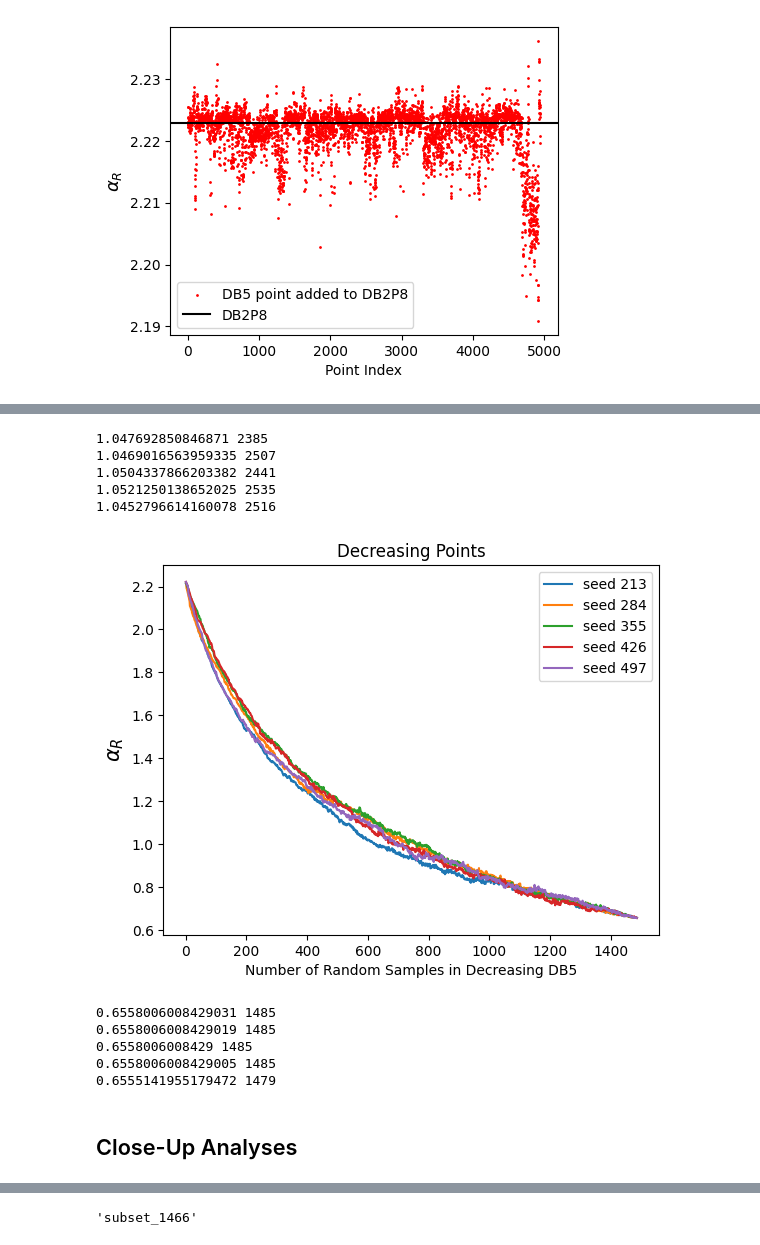
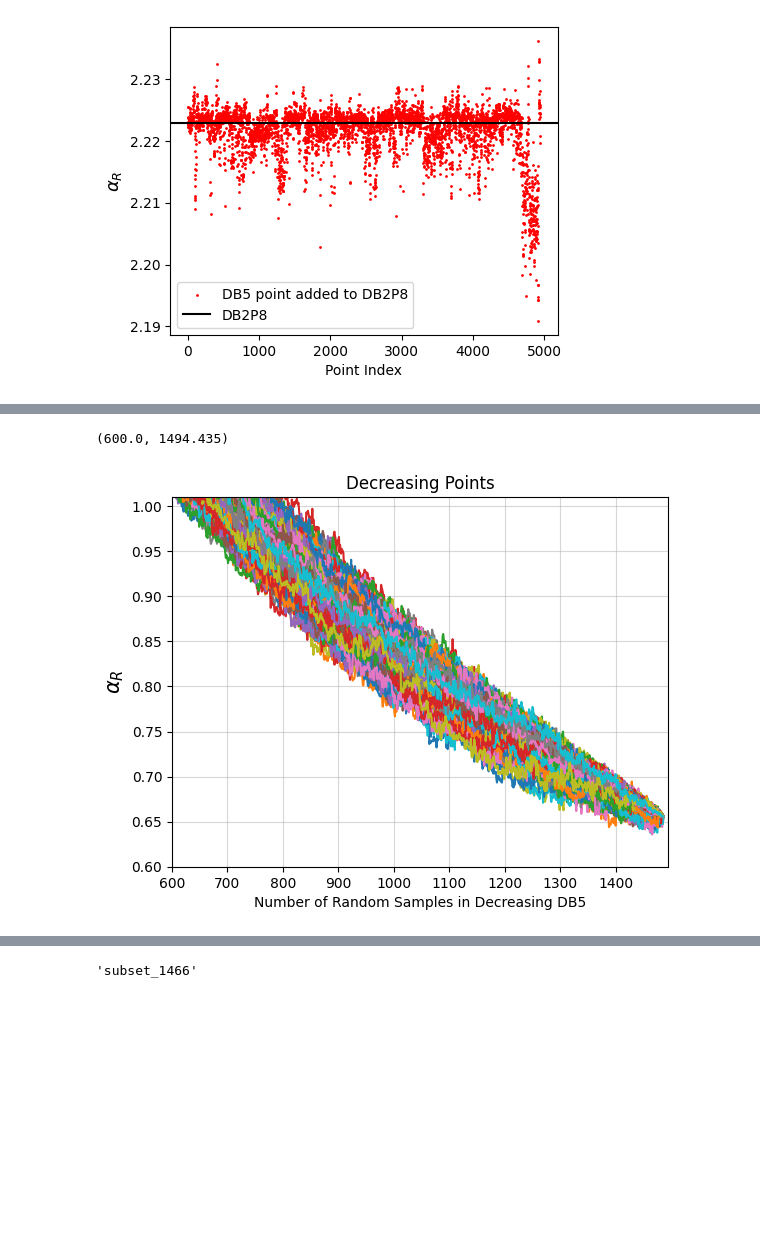
Before and after one commit to Chinnasf/FUSION-EP-Master-Thesis, a Jupyter notebook: Optimization/group_analyses_on_reduced_DS_random_sampling.ipynb, the cells around one changed output, grey strips where cells are left out. Cells and saved outputs as stored; diff of their text form; code cells hidden in the pictures; blank space fills up the shorter version.

```diff
--- a/Optimization/group_analyses_on_reduced_DS_random_sampling.ipynb
+++ b/Optimization/group_analyses_on_reduced_DS_random_sampling.ipynb
@@ -111,20 +111,19 @@ df.insert(0, "difference", df["αR_per_pts_in_DB2"] - df["prev_val"])
 DB5_decreas_pts.insert(0, "decreased", df.difference.apply(lambda x: 1 if x<=0 else 0))
 DB5_decreas_pts.insert(0, "weights", DB5_decreas_pts.decreased.values/len(DB5_decreas_pts) + 1 )
 # %%
-num_samples = 5
+num_samples = 500
 
-
-max_amount = len( DB5_decreas_pts ) + 1
+"""max_amount = len( DB5_decreas_pts ) + 1
 SAMPLES = np.zeros((num_samples, max_amount - 1))
 
 for i in range(num_samples):
     for j in range(1, max_amount):
         R_sampled = DB5_decreas_pts.sample(n=j, weights='weights', random_state=71*(i + 3))
-        SAMPLES[i,j-1] = get_regression_np(R_sampled)[1].params[5]
+        SAMPLES[i,j-1] = get_regression_np(R_sampled)[1].params[5]""";
 # %%
-for s in range(num_samples):
+"""for s in range(num_samples):
     plt.plot(range(1, max_amount), SAMPLES[s,], label=f'seed {71*(s + 3)}')
-plt.legend()
-plt.title("All Curve")
+plt.title("Sampling from Decreased Dataset")
 plt.xlabel("Number of Random Samples in Decreasing DB5")
-plt.ylabel("$\\alpha_R$", fontsize=15);
+plt.ylabel("$\\alpha_R$", fontsize=15)
+#plt.savefig("decreased_dataset_500.jpg", format="jpg", dpi=800);""";
@@ -133,9 +130,3 @@ plt.ylabel("$\\alpha_R$", fontsize=15);
 # %%
-for s in range(num_samples):
-    print( min(SAMPLES[s,]), np.argmin(SAMPLES[s,]))
+"""for s in range(num_samples):
+    print( min(SAMPLES[s,]), np.argmin(SAMPLES[s,]))""";
-# %% [output]
-1.047692850846871 2385
-1.0469016563959335 2507
-1.0504337866203382 2441
-1.0521250138652025 2535
-1.0452796614160078 2516
@@ -142,8 +137,8 @@ for s in range(num_samples):
 # %%
-max_amount = len( DB5_decreas_pts[DB5_decreas_pts.decreased.isin([1])] ) + 1
-SAMPLES = np.zeros((num_samples, max_amount - 1))
+max_amount_ = len( DB5_decreas_pts[DB5_decreas_pts.decreased.isin([1])] ) + 1
+SAMPLES_ = np.zeros((num_samples, max_amount_ - 1))
 
 for i in range(num_samples):
-    for j in range(1, max_amount):
+    for j in range(1, max_amount_):
         R_sampled = DB5_decreas_pts.sample(n=j, weights='decreased', random_state=71*(i + 3))
-        SAMPLES[i,j-1] = get_regression_np(R_sampled)[1].params[5]
+        SAMPLES_[i,j-1] = get_regression_np(R_sampled)[1].params[5]
@@ -150,20 +150,19 @@ for i in range(num_samples):
 # %%
 for s in range(num_samples):
-    plt.plot(range(1,max_amount), SAMPLES[s,], label=f'seed {71*(s + 3)}')
-plt.legend()
+    plt.plot(range(1,max_amount_), SAMPLES_[s,], label=f'seed {71*(s + 3)}')
 plt.title("Decreasing Points")
 plt.xlabel("Number of Random Samples in Decreasing DB5")
-plt.ylabel("$\\alpha_R$", fontsize=15);
+plt.ylabel("$\\alpha_R$", fontsize=15)
+
+plt.grid(alpha=0.5)
+ax = plt.gca()
+ax.set_ylim([0.6, 1.01])
+ax.set_xlim([600, max_amount_*1.005])
+
+#plt.savefig("decreased_dataset_500_decreased_pts_zoom.jpg", format="jpg", dpi=800);
 # %% [output]
+(600.0, 1494.435)
-[figure, old version]
+[figure, new version]
 # %%
-for s in range(num_samples):
-    print( min(SAMPLES[s,]), np.argmin(SAMPLES[s,]))
+"""for s in range(num_samples):
+    print( min(SAMPLES_[s,]), np.argmin(SAMPLES_[s,]))"""
-# %% [output]
-0.6558006008429031 1485
-0.6558006008429019 1485
-0.6558006008429 1485
-0.6558006008429005 1485
-0.6555141955179472 1479
-# %% [markdown]
-## Close-Up Analyses
```
Also changed, not shown: parts of 13 cells of this notebook, 15 other files.
